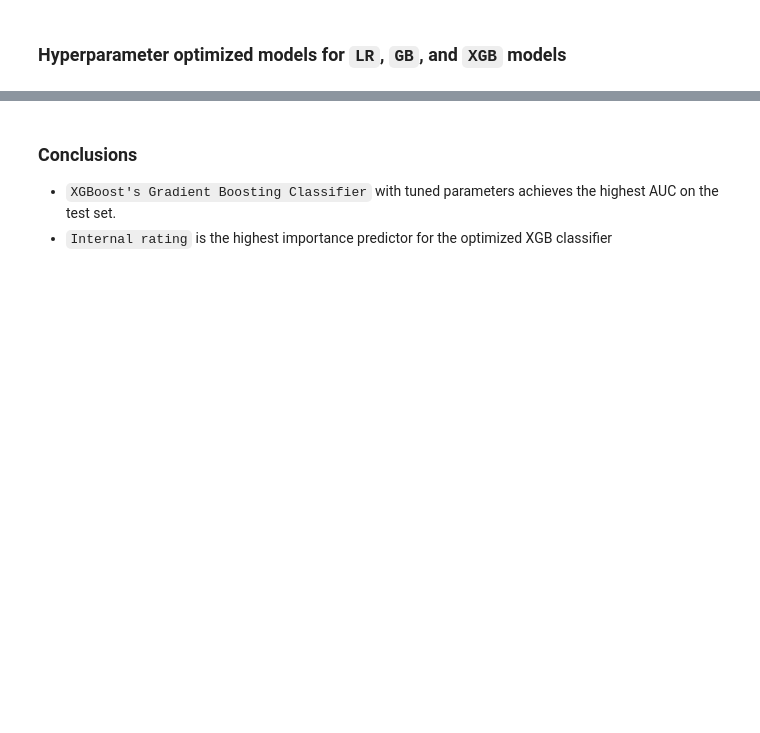
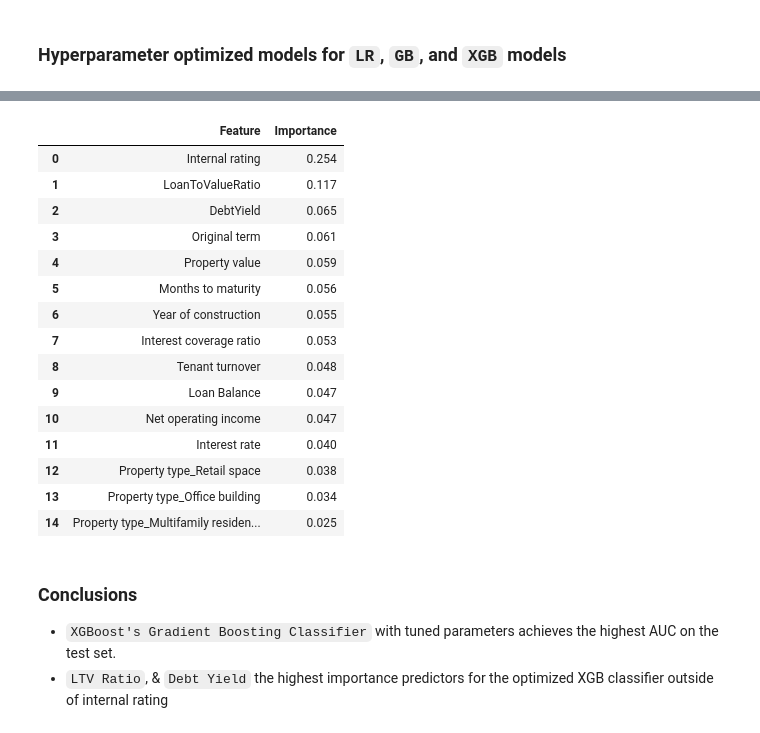
Before and after one commit to Rohilkan/Credit-Risk-Modeling, a Jupyter notebook: loan-default.ipynb, the cells around one changed output, grey strips where cells are left out. Saved outputs shown, nothing was run; the diff lists cells and outputs as text; code cells hidden in the pictures; blank space fills up the shorter version.

```diff
--- a/loan-default.ipynb
+++ b/loan-default.ipynb
@@ -349,15 +399,32 @@ featureImportancesXGB.head(10)
 # %%
 # Plot feature importances from final XGBoost model
 importanceXGBdf = featureImportancesXGB.reset_index()
 importanceXGBdf.columns = ['Feature', 'Importance']
 importanceXGBdf['Importance'] = np.round(importanceXGBdf['Importance'], 3)
 
 fig = px.bar(importanceXGBdf.head(10), x='Feature', y='Importance',
-             title='Top 10 Feature Importances from Optimized XGB Classifier Model', text="Importance")
+             title='Top 10 Feature Importances from Optimized XGB Classifier Model')
 fig.update_layout(xaxis_tickangle=-45)
 fig.show()
 importanceXGBdf
+# %% [output]
+|  | Feature | Importance |
+| 0 | Internal rating | 0.254 |
+| 1 | LoanToValueRatio | 0.117 |
+| 2 | DebtYield | 0.065 |
+| 3 | Original term | 0.061 |
+| 4 | Property value | 0.059 |
+| 5 | Months to maturity | 0.056 |
+| 6 | Year of construction | 0.055 |
+| 7 | Interest coverage ratio | 0.053 |
+| 8 | Tenant turnover | 0.048 |
+| 9 | Loan Balance | 0.047 |
+| 10 | Net operating income | 0.047 |
+| 11 | Interest rate | 0.040 |
+| 12 | Property type_Retail space | 0.038 |
+| 13 | Property type_Office building | 0.034 |
+| 14 | Property type_Multifamily residen... | 0.025 |
 # %% [markdown]
 ### Conclusions
 - `XGBoost's Gradient Boosting Classifier` with tuned parameters achieves the highest AUC on the test set.
-- `Internal rating` is the highest importance predictor for the optimized XGB classifier
+- `LTV Ratio`, & `Debt Yield` the highest importance predictors for the optimized XGB classifier outside of internal rating
```
Also changed, not shown: parts of 12 cells of this notebook.
